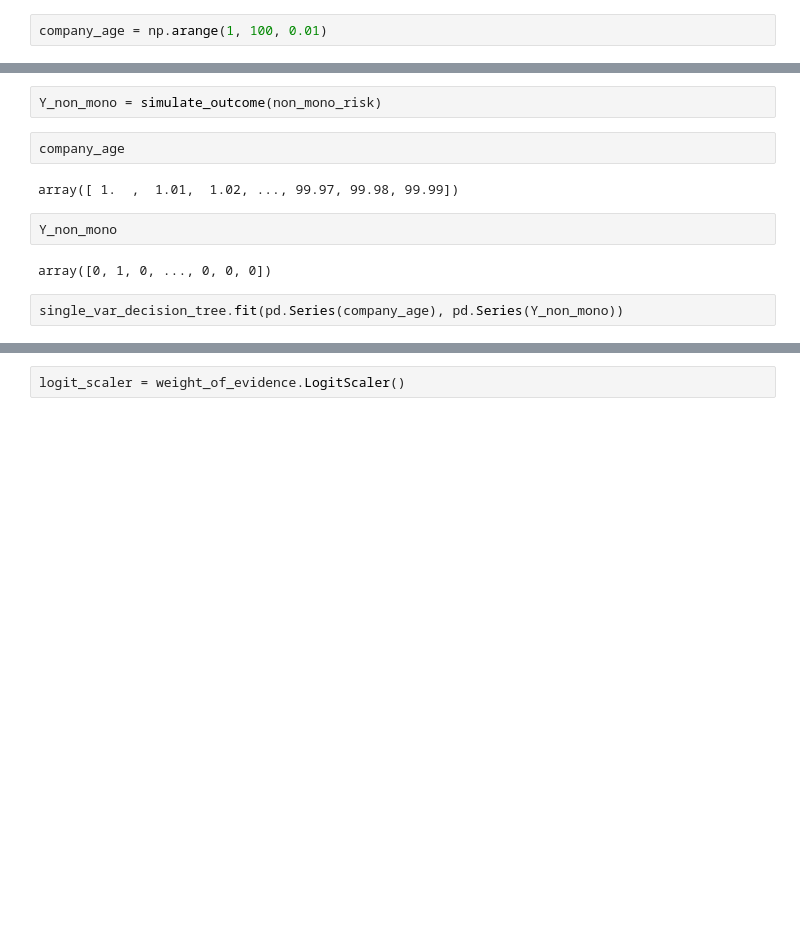
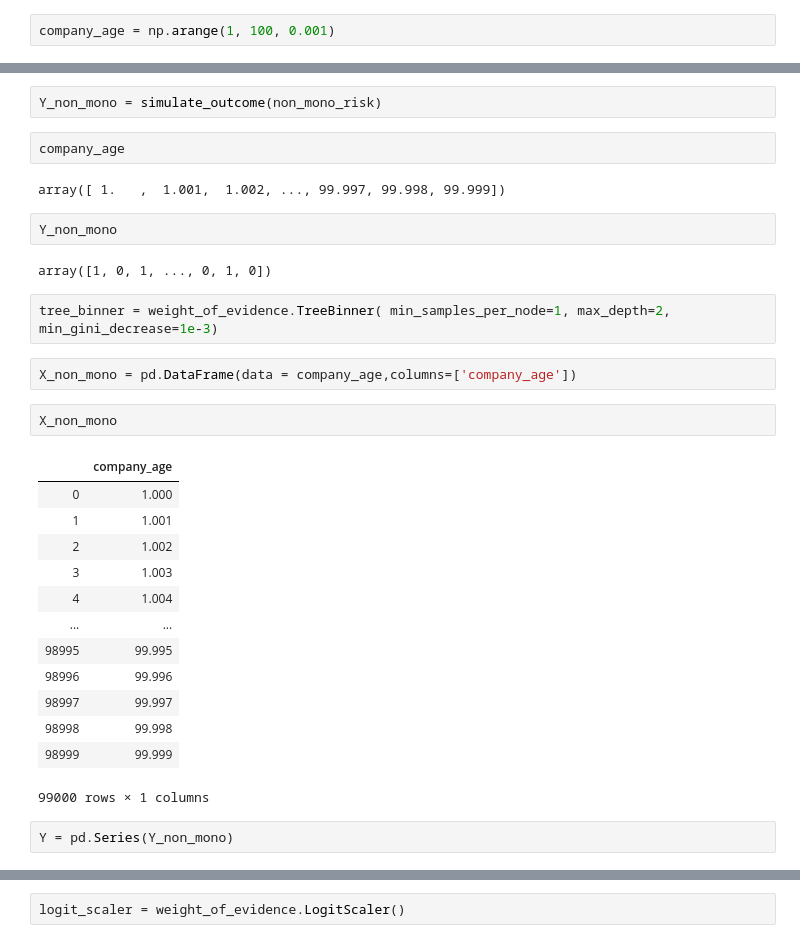
Before and after one commit to oli5679/WeightOfEvidenceDemo, a Jupyter notebook: Demo.ipynb, the cells around one changed output, grey strips where cells are left out. Drawn from its saved outputs; the diff is of its cells as text; blank space fills up the shorter version.

```diff
--- a/Demo.ipynb
+++ b/Demo.ipynb
@@ -63,7 +45,7 @@ def non_mono_fn(company_age):
     else:
         return 0.25
 # %%
-company_age = np.arange(1, 100, 0.01)
+company_age = np.arange(1, 100, 0.001)
 # %%
 non_mono_risk = np.vectorize(non_mono_fn)(company_age)
 # %%
@@ -75,10 +57,30 @@ Y_non_mono = simulate_outcome(non_mono_risk)
 # %%
 company_age
 # %% [output]
-array([ 1.  ,  1.01,  1.02, ..., 99.97, 99.98, 99.99])
+array([ 1.   ,  1.001,  1.002, ..., 99.997, 99.998, 99.999])
 # %%
 Y_non_mono
 # %% [output]
-array([0, 1, 0, ..., 0, 0, 0])
+array([1, 0, 1, ..., 0, 1, 0])
+# %%
+tree_binner = weight_of_evidence.TreeBinner( min_samples_per_node=1, max_depth=2, min_gini_decrease=1e-3)
+# %%
+X_non_mono = pd.DataFrame(data = company_age,columns=['company_age'])
+# %%
+X_non_mono
+# %% [output]
+|  | company_age |
+| 0 | 1.000 |
+| 1 | 1.001 |
+| 2 | 1.002 |
+| 3 | 1.003 |
+| 4 | 1.004 |
+| ... | ... |
+| 98995 | 99.995 |
+| 98996 | 99.996 |
+| 98997 | 99.997 |
+| 98998 | 99.998 |
+| 98999 | 99.999 |
+99000 rows × 1 columns
 # %%
-single_var_decision_tree.fit(pd.Series(company_age), pd.Series(Y_non_mono))
+Y = pd.Series(Y_non_mono)
```
Also changed, not shown: parts of 36 cells of this notebook, 3 other files.
